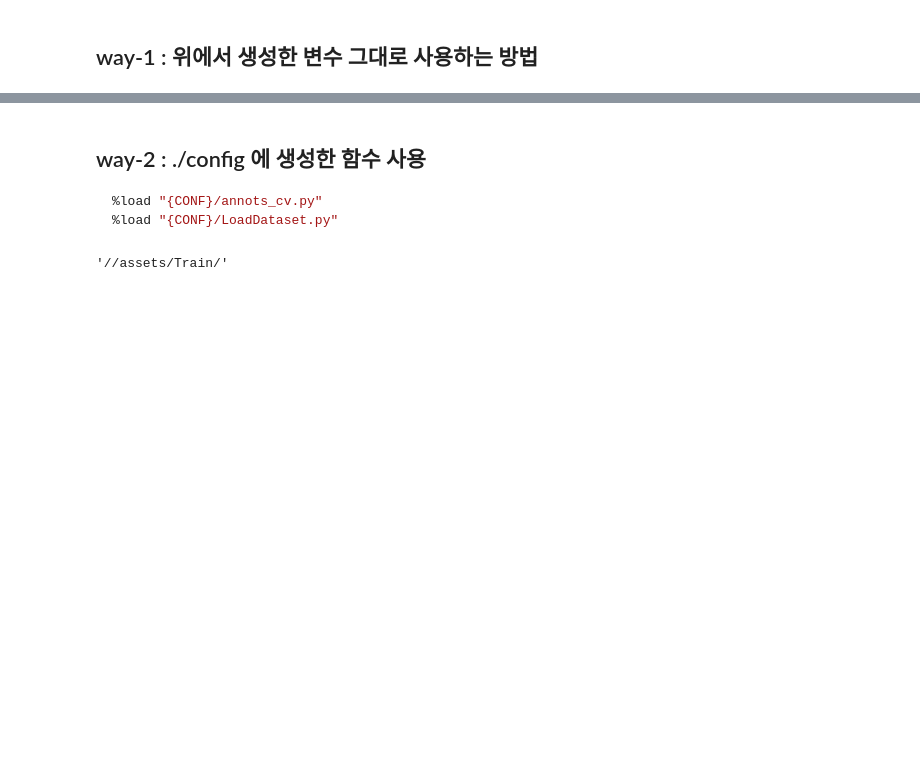
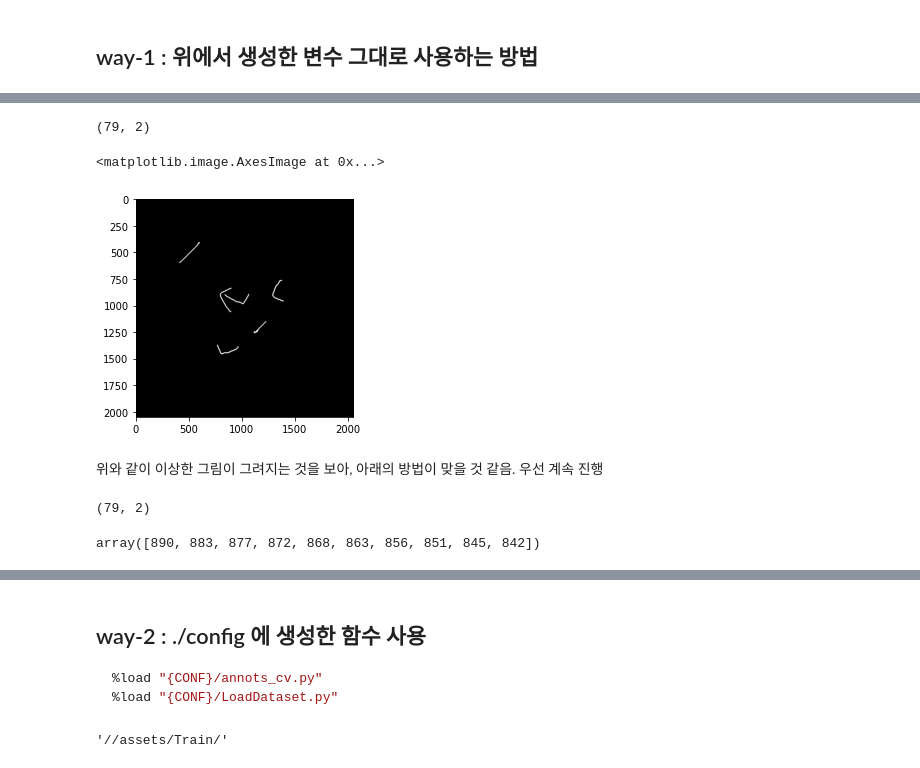
Before and after one commit to Proj-Caliber/cnn-studies, a Jupyter notebook: docs/tutorials/double-check-annotations.ipynb, the cells around one changed output, grey strips where cells are left out. Saved outputs shown, nothing was run; the diff lists cells and outputs as text; code cells hidden in the pictures; blank space fills up the shorter version.

```diff
--- a/docs/tutorials/double-check-annotations.ipynb
+++ b/docs/tutorials/double-check-annotations.ipynb
@@ -137,0 +146,15 @@ print(trnDF[trnDF['label']=='PE']['annot_path'][0])
+# %%
+trial_img = trnDF[trnDF['label']=='PE']['image_path'][0]
+trial_ant = trnDF[trnDF['label']=='PE']['annot_path'][0]
+
+with open(trial_ant, 'r') as jsf:
+    jsd = json.loads(jsf.read())
+# 진짜 읽어오는 것 자체는 문제가 없는데, 이들이 general하지 않은 방법으로 json을 작성했거나, 내가 json을 아직 70%도 이해하지 못했거나 무튼 그럼
+
+segmt = []
+for obj in range(len(jsd['annotations'])):
+    segmt.extend(jsd['annotations'][obj]['segmentation'])
+for seg in segmt:
+    print(np.array(seg).reshape(2,-1))  # [[x_0,...,x_n-1], [y_0,...,y_n-1]]
+    print(np.array(seg).reshape(-1,2))  # [[x_0, y_0],...,[x_n-1,y_n-1]]
+    # 각 값이 매칭되는 결과가 다른만큼 검증은 두 차례에 걸쳐서 이루어져야 함
@@ -137,0 +179,13 @@ print(trnDF[trnDF['label']=='PE']['annot_path'][0])
+# %%
+# ground width, height
+W, H = jsd['images'][0]['width'], jsd['images'][0]['height']
+# json 파일에 다시 [0] 이런 식으로 list를 푸는 게 말이 되는건지...
+sketch = np.zeros((W, H), dtype=np.uint8)
+
+segmt_2byn = []
+segmt_nby2 = []
+for obj in range(len(jsd['annotations'])):
+    twobyn = np.array(jsd['annotations'][obj]['segmentation']).reshape(2,-1)
+    nbytwo = np.array(jsd['annotations'][obj]['segmentation']).reshape(-1,2)
+    segmt_2byn.append(twobyn)
+    segmt_nby2.append(nbytwo)
@@ -137,0 +210,28 @@ print(trnDF[trnDF['label']=='PE']['annot_path'][0])
+# %%
+((segmt_2byn[0]).T).shape#[0]
+#.squeeze()).T[1]
+# %% [output]
+(79, 2)
+# %%
+sketch = np.zeros((W, H, 3), dtype=np.uint8)
+
+for segs in segmt_2byn:
+    # segs = segs.astype('uint8')
+    segs = segs.T
+    for pts in segs:    # pts[0]:x, pts[1]:y라 가정
+        cv.circle(sketch, (pts[0], pts[1]), 5, (255, 255, 255), -1)
+plt.imshow(sketch)
+# %% [output]
+<matplotlib.image.AxesImage at 0x...>
+[figure, added]
+# %% [markdown]
+위와 같이 이상한 그림이 그려지는 것을 보아, 아래의 방법이 맞을 것 같음. 우선 계속 진행
+# %%
+# [[x,y],...,[x,y]]
+segmt_nby2[0].shape
+# %% [output]
+(79, 2)
+# %%
+(segmt_nby2[0][:10]).T[0]#.squeeze()).T[1]
+# %% [output]
+array([890, 883, 877, 872, 868, 863, 856, 851, 845, 842])
```
Also changed, not shown: parts of 10 cells of this notebook, 1 other file.
